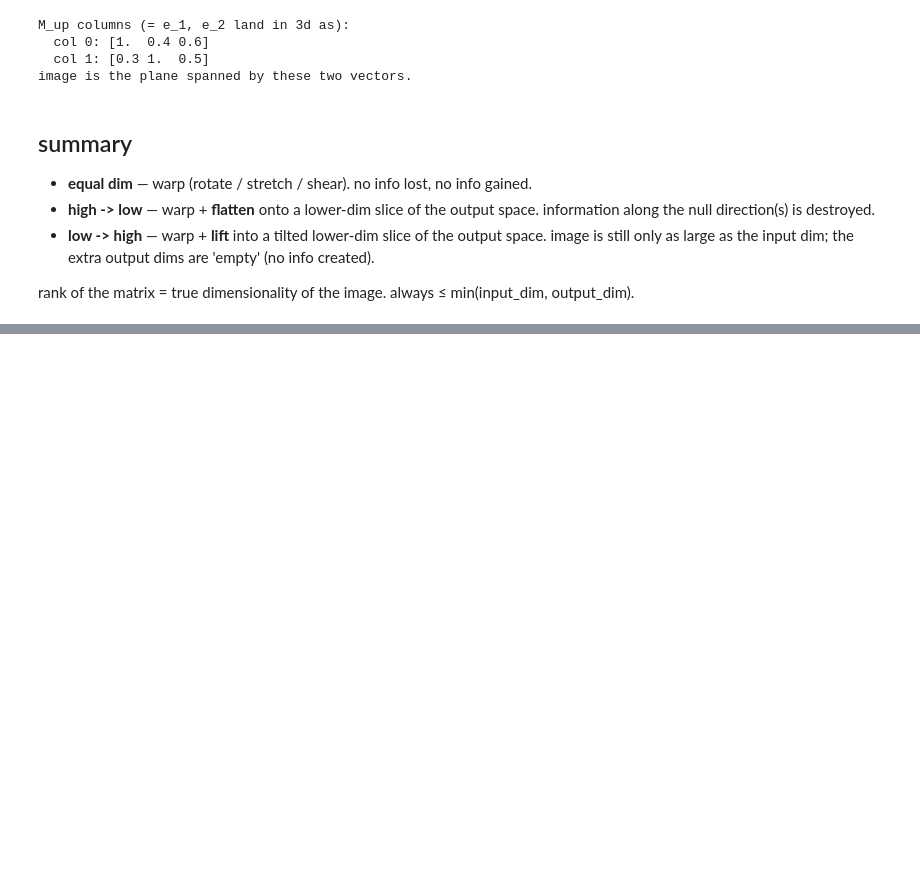
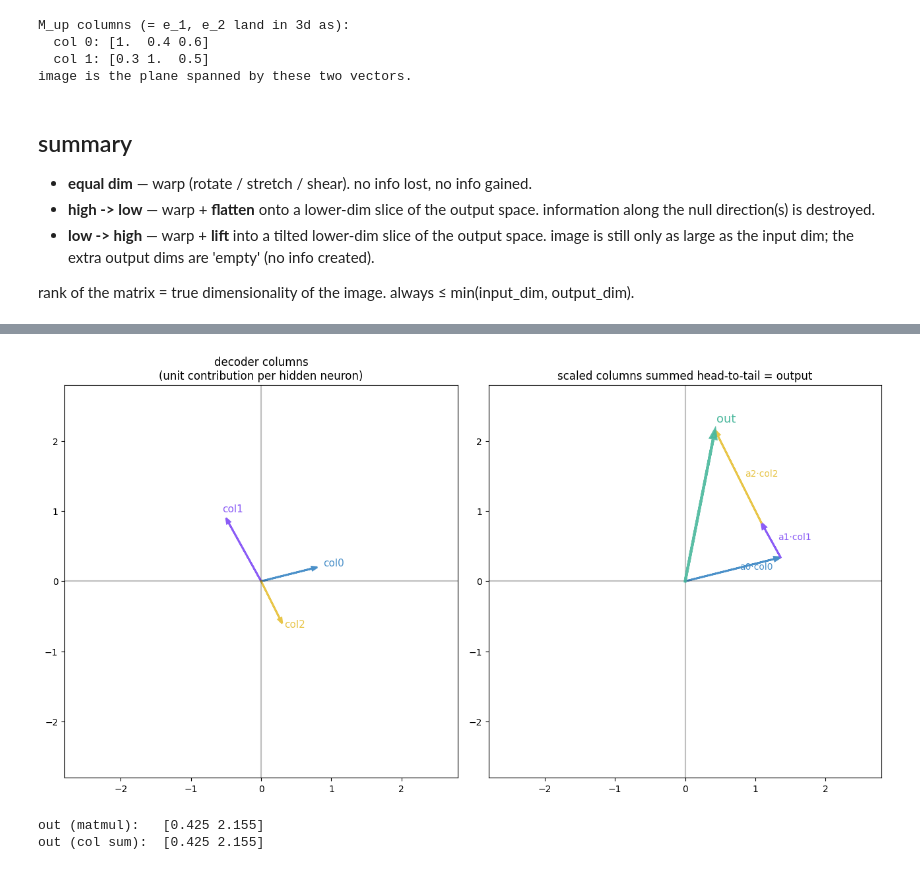
Before and after one commit to codespaceDrifter/MINDOLOGY, a Jupyter notebook: code/math/matmul.ipynb, the cells around one changed output, grey strips where cells are left out. Cells and saved outputs as stored; diff of their text form; code cells hidden in the pictures; blank space fills up the shorter version.

```diff
--- a/code/math/matmul.ipynb
+++ b/code/math/matmul.ipynb
@@ -231,0 +372,48 @@ rank of the matrix = true dimensionality of the image. always ≤ min(input_dim,
+# %%
+# decoder columns in 2d output space
+# (3, 2) - each row here is a column of W_dec
+cols = W_dec.T
+
+fig, (ax1, ax2) = plt.subplots(1, 2, figsize=(13, 6.5))
+
+# left: raw decoder columns (unit contribution of each hidden neuron)
+for i, (col, c) in enumerate(zip(cols, neuron_colors)):
+    ax1.arrow(0, 0, col[0], col[1], color=c, head_width=0.05,
+              length_includes_head=True, linewidth=2)
+    ax1.text(col[0]*1.1, col[1]*1.1, f'col{i}', color=c, fontsize=11)
+
+# right: scaled columns laid head-to-tail. final tip = output.
+tail = np.array([0.0, 0.0])
+for i, (col, a, c) in enumerate(zip(cols, hidden, neuron_colors)):
+    # (2,) - this column scaled by its hidden activation (neg flips direction)
+    scaled = a * col
+    ax2.arrow(tail[0], tail[1], scaled[0], scaled[1], color=c,
+              head_width=0.06, length_includes_head=True, linewidth=2)
+    ax2.text(tail[0] + scaled[0]*0.5 + 0.1, tail[1] + scaled[1]*0.5,
+             f'a{i}·col{i}', color=c, fontsize=10)
+    tail = tail + scaled
+
+# final output vector from origin
+ax2.arrow(0, 0, out[0], out[1], color='#4AB89D', head_width=0.08,
+          length_includes_head=True, linewidth=3, zorder=5, alpha=0.9)
+ax2.text(out[0]*1.05, out[1]*1.05, 'out', color='#4AB89D', fontsize=13)
+
+for ax, title in zip([ax1, ax2],
+                     ['decoder columns\n(unit contribution per hidden neuron)',
+                      'scaled columns summed head-to-tail = output']):
+    lim = 2.8
+    ax.set_xlim(-lim, lim); ax.set_ylim(-lim, lim)
+    ax.axhline(0, color='black', alpha=0.25); ax.axvline(0, color='black', alpha=0.25)
+    ax.set_aspect('equal')
+    ax.set_title(title)
+plt.tight_layout(); plt.show()
+
+# sanity: column-sum should equal matmul result
+out_check = sum(h * c for h, c in zip(hidden, cols))
+print('out (matmul):  ', out.round(4))
+print('out (col sum): ', out_check.round(4))
+assert np.allclose(out, out_check)
+# %% [output]
+[figure, added]
+out (matmul):   [0.425 2.155]
+out (col sum):  [0.425 2.155]
```
Also changed, not shown: parts of 19 cells of this notebook, 6 other files.
